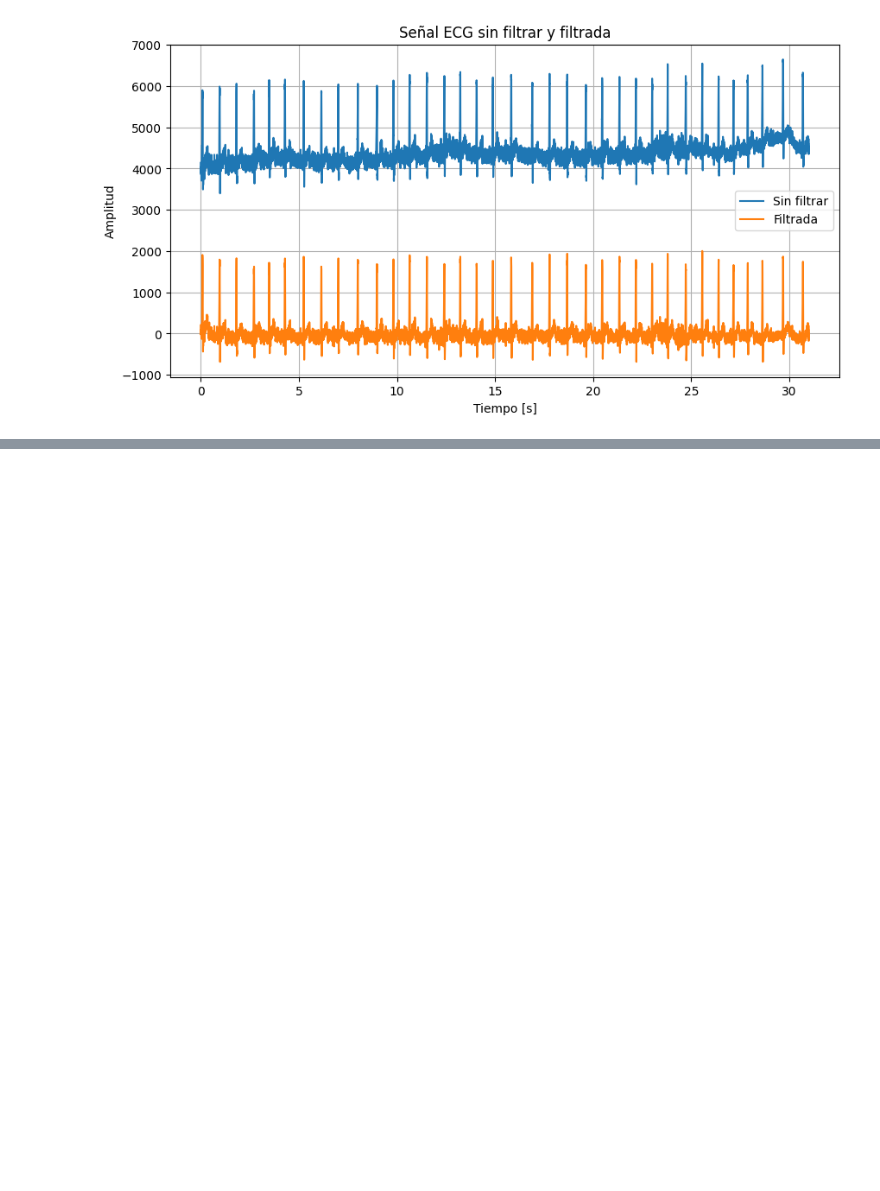
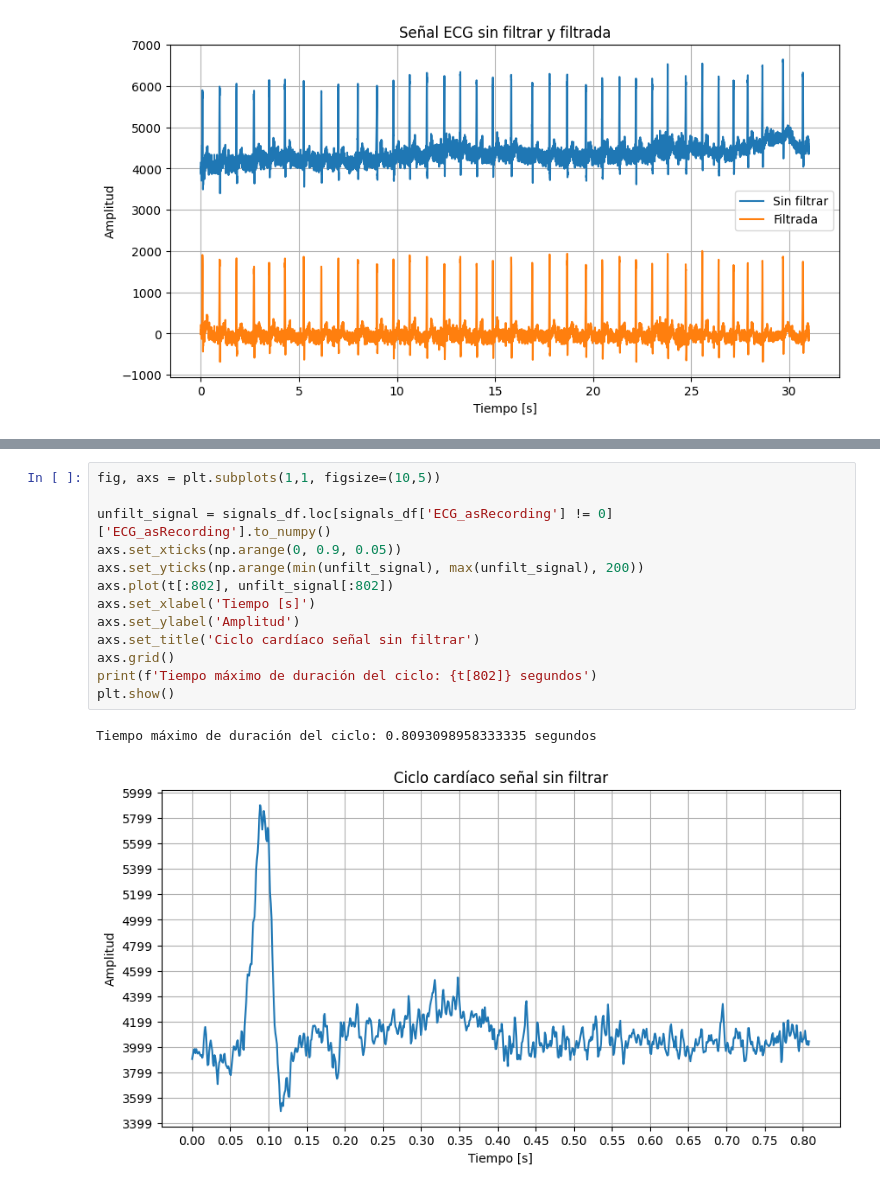
Before and after one commit to marianayarce1224/lab_biosenales, a Jupyter notebook: PRACTICA3/P3_Parte1_Python_G3.ipynb, the cells around one changed output, grey strips where cells are left out. Cells and saved outputs as stored; diff of their text form; blank space fills up the shorter version.

```diff
--- a/PRACTICA3/P3_Parte1_Python_G3.ipynb
+++ b/PRACTICA3/P3_Parte1_Python_G3.ipynb
@@ -101,0 +93,16 @@ A partir de lo anterior, se puede teorizar que el filtro utilizado tiene un comp
+# %%
+fig, axs = plt.subplots(1,1, figsize=(10,5))
+
+unfilt_signal = signals_df.loc[signals_df['ECG_asRecording'] != 0]['ECG_asRecording'].to_numpy()
+axs.set_xticks(np.arange(0, 0.9, 0.05))
+axs.set_yticks(np.arange(min(unfilt_signal), max(unfilt_signal), 200))
+axs.plot(t[:802], unfilt_signal[:802])
+axs.set_xlabel('Tiempo [s]')
+axs.set_ylabel('Amplitud')
+axs.set_title('Ciclo cardíaco señal sin filtrar')
+axs.grid()
+print(f'Tiempo máximo de duración del ciclo: {t[802]} segundos')
+plt.show()
+# %% [output]
+Tiempo máximo de duración del ciclo: 0.8093098958333335 segundos
+[figure, added]
```
Also changed, not shown: parts of 38 cells of this notebook.
